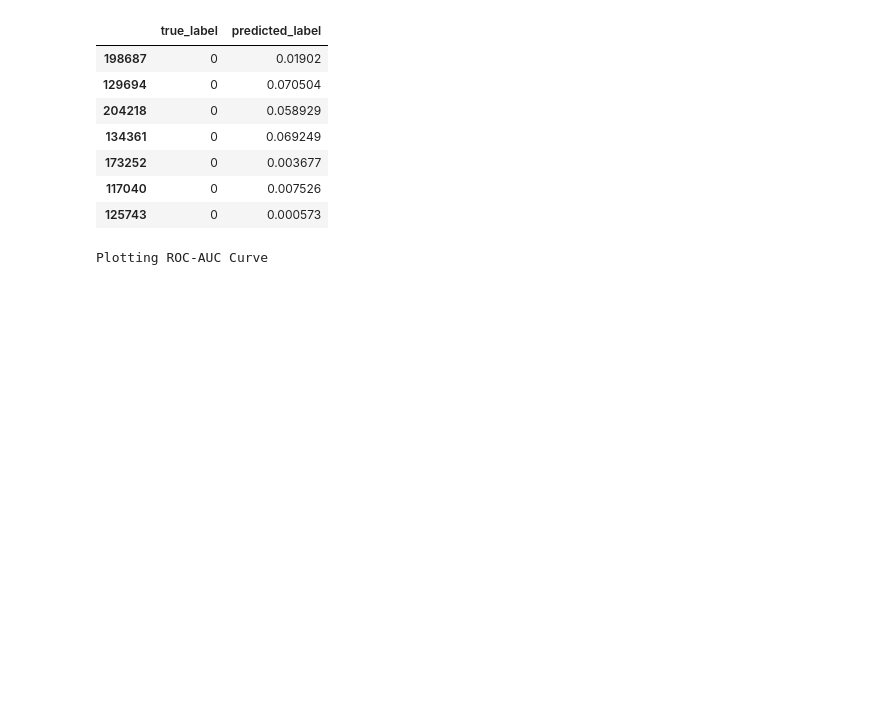
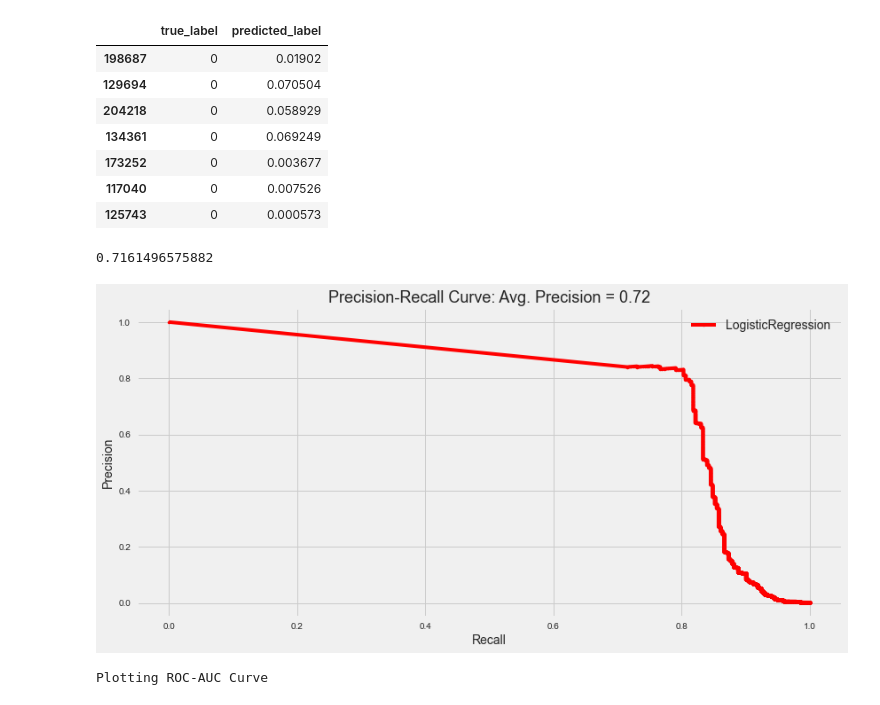
Before and after one commit to rakeshku93/machineLearningProjects, a Jupyter notebook: unsupervised_handson/Ch-2/ch2_fraud_detection.ipynb, the cells around one changed output. Drawn from its saved outputs; the diff is of its cells as text; code cells hidden in the pictures; blank space fills up the shorter version.

```diff
--- a/unsupervised_handson/Ch-2/ch2_fraud_detection.ipynb
+++ b/unsupervised_handson/Ch-2/ch2_fraud_detection.ipynb
@@ -256,7 +261,12 @@ cross_val_scores = []
 predictionsBasedOnKFolds = pd.DataFrame(data=[], index=y_train.index, columns=[0, 1])
 
 # initiate the logistic regression model
-model = logres
+model = LogisticRegression(penalty="l2",
+                            C=1.0,
+                            class_weight="balanced",
+                            solver="lbfgs",
+                            random_state=0,
+                            n_jobs=-1)
 
 for train_idx, val_idx in skf.split(X_train, y_train):
     # print("TRAIN:", train_idx, "TEST:", val_idx)
@@ -274,14 +284,14 @@ for train_idx, val_idx in skf.split(X_train, y_train):
 
     predictionsBasedOnKFolds.loc[X_val_fold.index, :] =  y_val_preds_proba
 
-    train_accuracy = metrics.log_loss(y_train_fold, y_train_preds_proba[:, 1])
-    val_accuracy = metrics.log_loss(y_val_fold, y_val_preds_proba[:, 1])
-    print(f"Training log_loss: {train_accuracy:.4f}")
-    print(f"Validation log_loss: {val_accuracy:.4f}")
+    train_log_loss = metrics.log_loss(y_train_fold, y_train_preds_proba[:, 1])
+    val_log_loss = metrics.log_loss(y_val_fold, y_val_preds_proba[:, 1])
+    print(f"Training log_loss: {train_log_loss:.4f}")
+    print(f"Validation log_loss: {val_log_loss:.4f}")
     print()
 
-    training_scores.append(train_accuracy)
-    cross_val_scores.append(val_accuracy)
+    training_scores.append(train_log_loss)
+    cross_val_scores.append(val_log_loss)
 
 print("\nCross-validation Results...")
 print(f"Average log_loss in training set: {np.mean(training_scores):.4f}")
@@ -289,6 +299,9 @@ print(f"Average log_loss in validation set: {np.mean(cross_val_scores):.4f}")
 
 print("\nPredictionsBasedOnKFolds...")
 display(predictionsBasedOnKFolds.head())
+
+loglossLogisticRegression = metrics.log_loss(y_train, predictionsBasedOnKFolds.loc[:,1])
+print('Logistic Regression Log Loss: ', loglossLogisticRegression)
 # %% [output]
 Training log_loss: 0.1552
 Validation log_loss: 0.1569
@@ -403,3 +415,21 @@ precision, recall, thresholds = metrics.precision_recall_curve(preds["true_label
+# %%
+
+precision, recall, thresholds = metrics.precision_recall_curve(preds["true_label"], preds["predicted_label"])
+
+lr_average_precision = metrics.average_precision_score(preds["true_label"], preds["predicted_label"])
+print(lr_average_precision)
+
+plt.figure(figsize=(12, 6), tight_layout=True)
+plt.plot(recall, precision, marker=".", color="red", label=model.__class__.__name__)
+plt.xlabel('Recall', size=14)
+plt.ylabel('Precision', size=14)
+# plt.xlim([0., 1.2])
+plt.legend(loc="upper right", fontsize=14)
+plt.title(f"Precision-Recall Curve: Avg. Precision = {lr_average_precision:.2f}", fontsize=18)
+plt.show()
+# %% [output]
+0.7161496575882
+[figure, added]
 # %%
 # Plot ROC curve
 print("\nPlotting ROC-AUC Curve")
```
Also changed, not shown: parts of 26 cells of this notebook, 5 other files.
